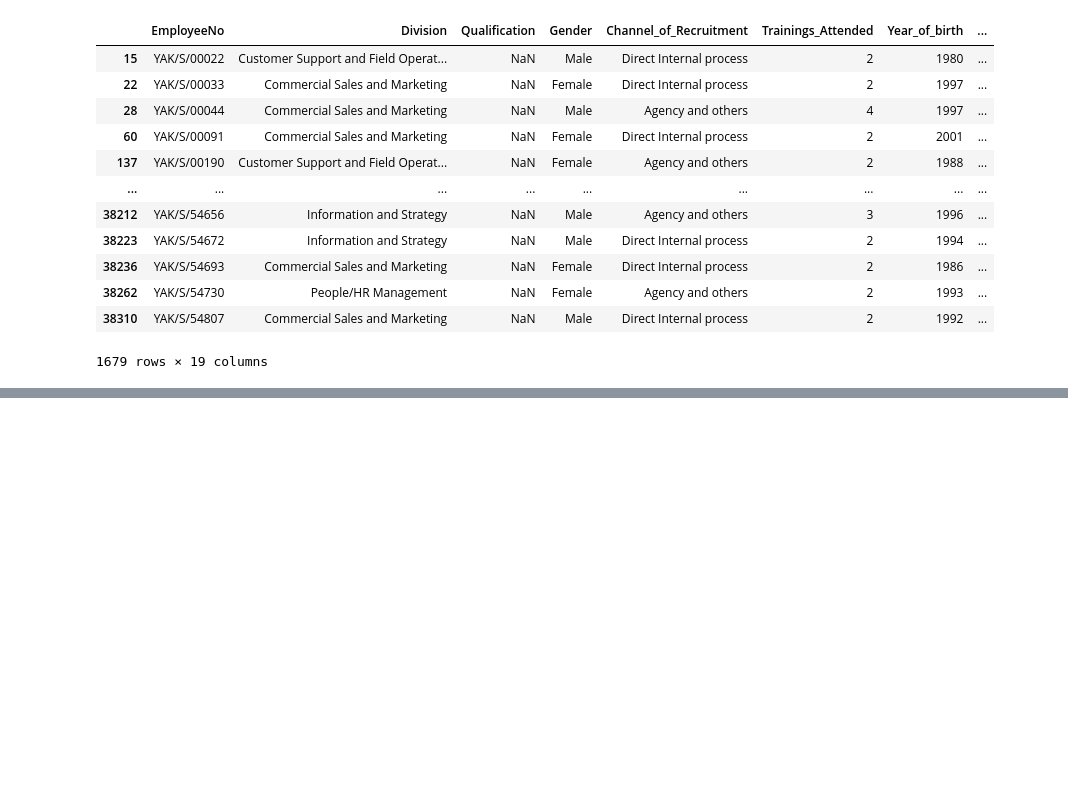
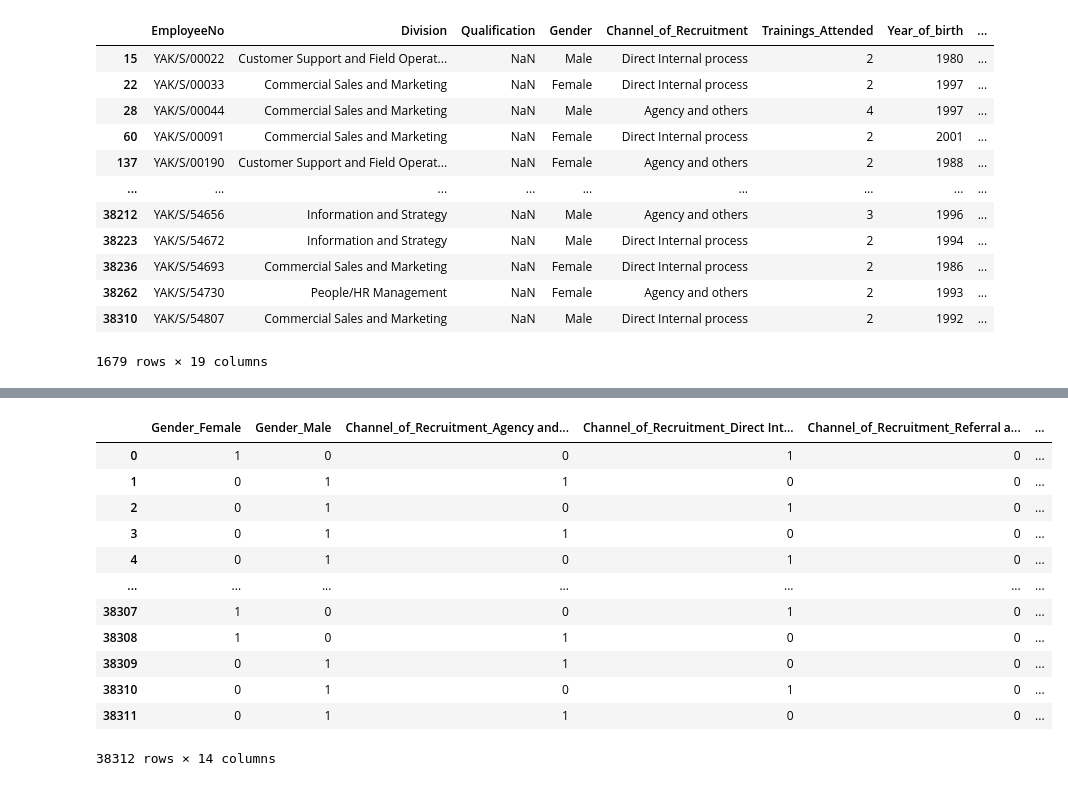
Before and after one commit to tizycki/intercampusai2019, a Jupyter notebook: data_exploration.ipynb, the cells around one changed output, grey strips where cells are left out. Drawn from its saved outputs; the diff is of its cells as text; code cells hidden in the pictures; blank space fills up the shorter version.

```diff
--- a/data_exploration.ipynb
+++ b/data_exploration.ipynb
@@ -49,0 +115,35 @@ dtype: int64
+# %%
+# Encoding config
+binary_encoding_cols = [
+    'Gender',
+    'Channel_of_Recruitment',
+    'Foreign_schooled',
+    'Marital_Status',
+    'Past_Disciplinary_Action',
+    'Previous_IntraDepartmental_Movement'
+]
+
+label_encoding_dict = {
+    'Qualification': {'unknown': 0,
+                      'Non-University Education': 1,
+                      'First Degree or HND': 2,
+                      'MSc, MBA and PhD': 3
+                     },
+    'No_of_previous_employers': {'0': 0,
+                                 '1': 1,
+                                 '2': 2,
+                                 '3': 3,
+                                 '4': 4,
+                                 '5': 5,
+                                 'More than 5': 6
+                                }
+}
+
+target_encoding_cols = [
+    'Division',
+    'State_Of_Origin'
+]
+
+drop_cols = [
+    'EmployeeNo'
+]
@@ -49,0 +189,17 @@ dtype: int64
+# %%
+test2 = pd.get_dummies(df_train[binary_encoding_cols])
+test2
+# %% [output]
+|  | Gender_Female | Gender_Male | Channel_of_Recruitment_Agency and... | Channel_of_Recruitment_Direct Int... | Channel_of_Recruitment_Referral a... | ... |
+| 0 | 1 | 0 | 0 | 1 | 0 | ... |
+| 1 | 0 | 1 | 1 | 0 | 0 | ... |
+| 2 | 0 | 1 | 0 | 1 | 0 | ... |
+| 3 | 0 | 1 | 1 | 0 | 0 | ... |
+| 4 | 0 | 1 | 0 | 1 | 0 | ... |
+| ... | ... | ... | ... | ... | ... | ... |
+| 38307 | 1 | 0 | 0 | 1 | 0 | ... |
+| 38308 | 1 | 0 | 1 | 0 | 0 | ... |
+| 38309 | 0 | 1 | 1 | 0 | 0 | ... |
+| 38310 | 0 | 1 | 0 | 1 | 0 | ... |
+| 38311 | 0 | 1 | 1 | 0 | 0 | ... |
+38312 rows × 14 columns
```
Also changed, not shown: parts of 6 cells of this notebook.
